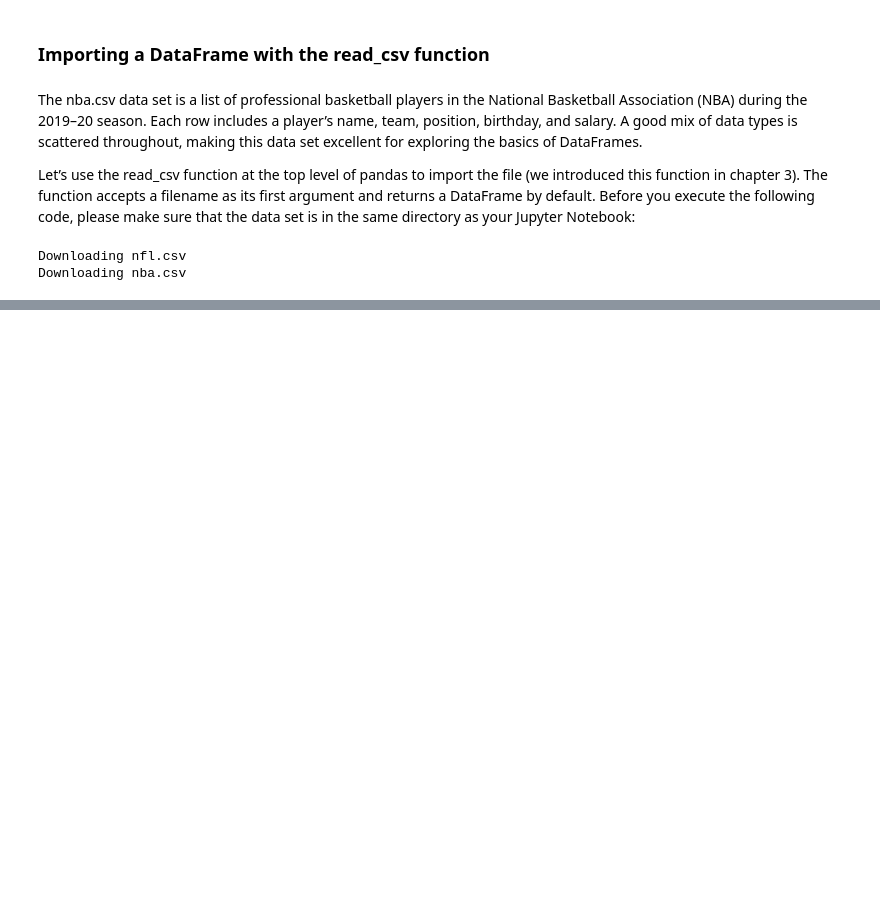
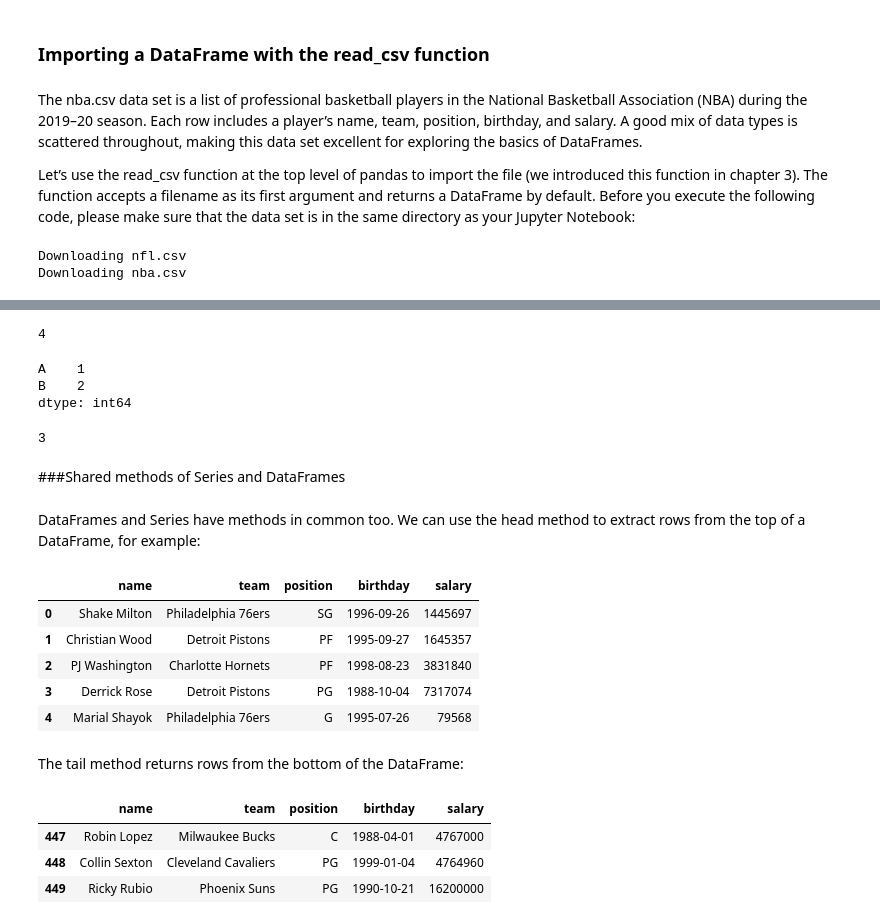
Before and after one commit to Sunday-Okey/Pandas_Lesson_Colab, a Jupyter notebook: DataFrame_Object.ipynb, the cells around one changed output, grey strips where cells are left out. Drawn from its saved outputs; the diff is of its cells as text; code cells hidden in the pictures; blank space fills up the shorter version.

```diff
--- a/DataFrame_Object.ipynb
+++ b/DataFrame_Object.ipynb
@@ -142,0 +284,36 @@ Downloading nba.csv
+# %%
+df.size
+# %% [output]
+4
+# %%
+df.count()
+# %% [output]
+A    1
+B    2
+dtype: int64
+# %%
+df.count().sum()
+# %% [output]
+3
+# %% [markdown]
+###Shared methods of Series and DataFrames
+# %% [markdown]
+DataFrames and Series have methods in common too. We can use the head method to extract rows from the top of a DataFrame, for example:
+# %%
+nba.head()
+# %% [output]
+|  | name | team | position | birthday | salary |
+| 0 | Shake Milton | Philadelphia 76ers | SG | 1996-09-26 | 1445697 |
+| 1 | Christian Wood | Detroit Pistons | PF | 1995-09-27 | 1645357 |
+| 2 | PJ Washington | Charlotte Hornets | PF | 1998-08-23 | 3831840 |
+| 3 | Derrick Rose | Detroit Pistons | PG | 1988-10-04 | 7317074 |
+| 4 | Marial Shayok | Philadelphia 76ers | G | 1995-07-26 | 79568 |
+# %% [markdown]
+The tail method returns rows from the bottom of the DataFrame:
+# %%
+nba.tail(3)
+# %% [output]
+|  | name | team | position | birthday | salary |
+| 447 | Robin Lopez | Milwaukee Bucks | C | 1988-04-01 | 4767000 |
+| 448 | Collin Sexton | Cleveland Cavaliers | PG | 1999-01-04 | 4764960 |
+| 449 | Ricky Rubio | Phoenix Suns | PG | 1990-10-21 | 16200000 |
```
Also changed, not shown: parts of 68 cells of this notebook.
